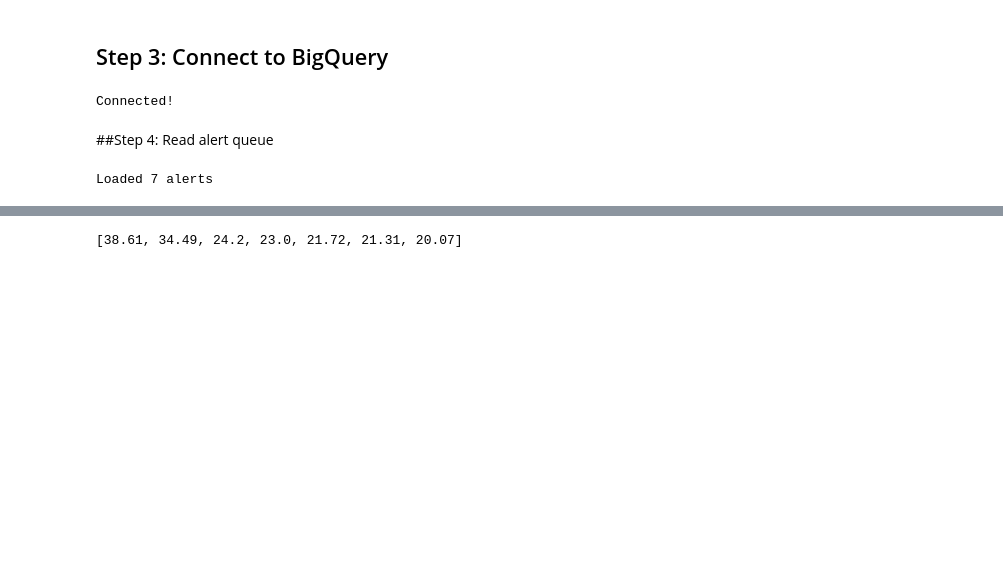
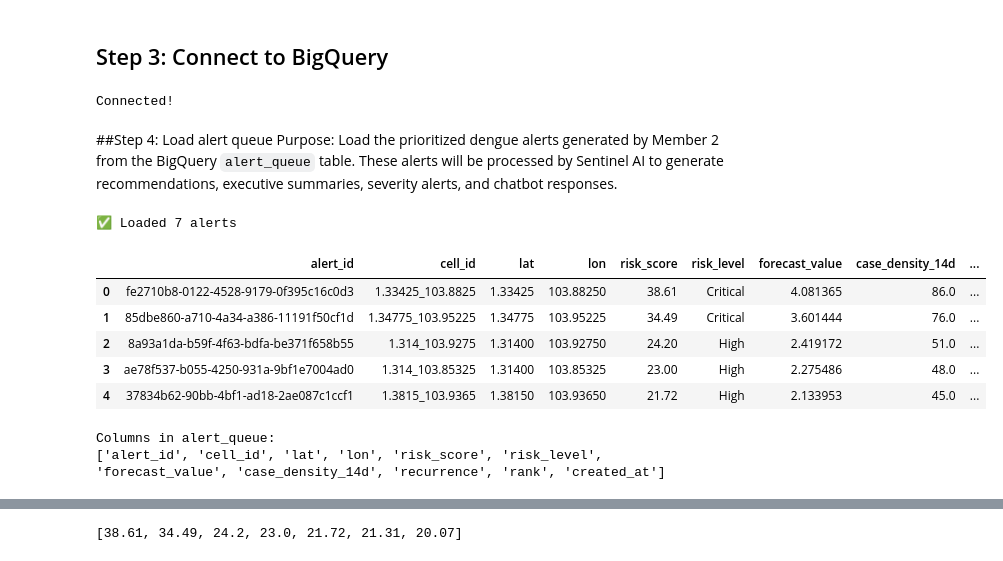
Before and after one commit to edmundzen/dengue-early-warning, a Jupyter notebook: member4_gemini.ipynb, the cells around one changed output, grey strips where cells are left out. Saved outputs shown, nothing was run; the diff lists cells and outputs as text; code cells hidden in the pictures; blank space fills up the shorter version.

```diff
--- a/member4_gemini.ipynb
+++ b/member4_gemini.ipynb
@@ -66,26 +68,40 @@ Signed in as: shraddhapal1505@gmail.com
 ## Step 3: Connect to BigQuery
 # %%
 PROJECT_ID = "dengue-early-warning"
-client = bigquery.Client(project=PROJECT_ID)
+bq_client = bigquery.Client(project=PROJECT_ID)
 print("Connected!")
 # %% [output]
 Connected!
-# %% [markdown]
-##Step 4: Read alert queue
+# %% [markdown]
+##Step 4: Load alert queue
+Purpose:
+Load the prioritized dengue alerts generated by Member 2 from the BigQuery `alert_queue` table. These alerts will be processed by Sentinel AI to generate recommendations, executive summaries, severity alerts, and chatbot responses.
 # %%
+# Read alert_queue generated by Member 2
+
 query = """
 SELECT *
 FROM `dengue-early-warning.dengue_ew.alert_queue`
 ORDER BY risk_score DESC
 """
+
+inspection_df = bq_client.query(query).to_dataframe()
+
+print(f"✅ Loaded {len(inspection_df)} alerts")
+
+inspection_df.head()
+# %% [output]
+✅ Loaded 7 alerts
+|  | alert_id | cell_id | lat | lon | risk_score | risk_level | forecast_value | case_density_14d | ... |
+| 0 | fe2710b8-0122-4528-9179-0f395c16c0d3 | 1.33425_103.8825 | 1.33425 | 103.88250 | 38.61 | Critical | 4.081365 | 86.0 | ... |
+| 1 | 85dbe860-a710-4a34-a386-11191f50cf1d | 1.34775_103.95225 | 1.34775 | 103.95225 | 34.49 | Critical | 3.601444 | 76.0 | ... |
+| 2 | 8a93a1da-b59f-4f63-bdfa-be371f658b55 | 1.314_103.9275 | 1.31400 | 103.92750 | 24.20 | High | 2.419172 | 51.0 | ... |
+| 3 | ae78f537-b055-4250-931a-9bf1e7004ad0 | 1.314_103.85325 | 1.31400 | 103.85325 | 23.00 | High | 2.275486 | 48.0 | ... |
+| 4 | 37834b62-90bb-4bf1-ad18-2ae087c1ccf1 | 1.3815_103.9365 | 1.38150 | 103.93650 | 21.72 | High | 2.133953 | 45.0 | ... |
-# %%
-query = """
-SELECT * FROM `dengue-early-warning.dengue_ew.alert_queue`
-ORDER BY risk_score DESC
-"""
-
-
-inspection_df = client.query(query).to_dataframe()
-print("Loaded", len(inspection_df), "alerts")
-# %% [output]
-Loaded 7 alerts
+# %%
+print("Columns in alert_queue:")
+
+print(inspection_df.columns.tolist())
+# %% [output]
+Columns in alert_queue:
+['alert_id', 'cell_id', 'lat', 'lon', 'risk_score', 'risk_level', 'forecast_value', 'case_density_14d', 'recurrence', 'rank', 'created_at']
```
Also changed, not shown: parts of 71 cells of this notebook.
